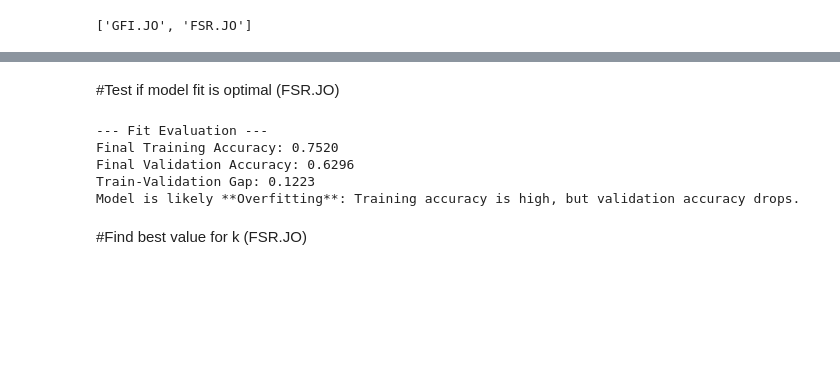
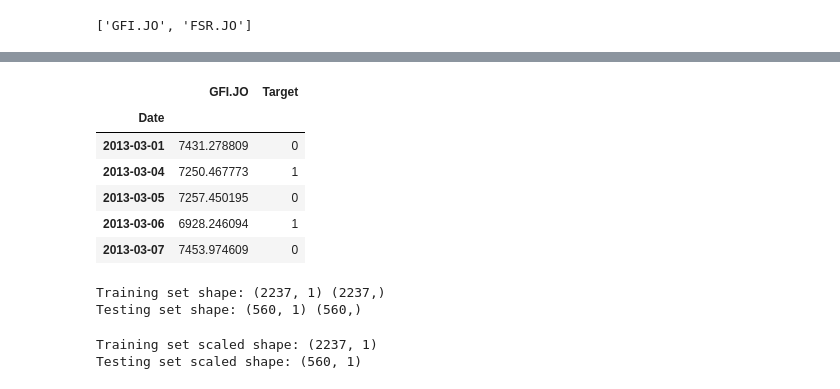
Before and after one commit to Deleon57/EDAR-Data, a Jupyter notebook: KNN.ipynb, the cells around one changed output, grey strips where cells are left out. Cells and saved outputs as stored; diff of their text form; code cells hidden in the pictures; blank space fills up the shorter version.

```diff
--- a/KNN.ipynb
+++ b/KNN.ipynb
@@ -147,30 +53,37 @@ Accuracy: 0.5868
-# %% [markdown]
-#Test if model fit is optimal (FSR.JO)
-# %%
-def evaluate_fit(train_scores_mean, test_scores_mean, threshold_gap=0.05, threshold_low=0.75):
-    final_train = train_scores_mean[-1]
-    final_val = test_scores_mean[-1]
-    gap = final_train - final_val
-
-    print("\n--- Fit Evaluation ---")
-    print(f"Final Training Accuracy: {final_train:.4f}")
-    print(f"Final Validation Accuracy: {final_val:.4f}")
-    print(f"Train-Validation Gap: {gap:.4f}")
-
-    if final_train < threshold_low and final_val < threshold_low:
-        print("Model is likely **Underfitting**: Both training and validation accuracy are low.")
-    elif gap > threshold_gap:
-        print("Model is likely **Overfitting**: Training accuracy is high, but validation accuracy drops.")
-    else:
-        print("Model is likely a **Good Fit**: Training and validation accuracy are both high and close.")
-
-
-evaluate_fit(train_scores_mean, test_scores_mean)
-# %% [output]
---- Fit Evaluation ---
-Final Training Accuracy: 0.7520
-Final Validation Accuracy: 0.6296
-Train-Validation Gap: 0.1223
-Model is likely **Overfitting**: Training accuracy is high, but validation accuracy drops.
-# %% [markdown]
-#Find best value for k (FSR.JO)
+# %%
+gfi_close = Close['GFI.JO']
+
+gfi_close = pd.DataFrame(gfi_close)
+gfi_close['Target'] = (gfi_close['GFI.JO'].shift(-1) > gfi_close['GFI.JO']).astype(int)
+gfi_close.dropna(inplace=True)
+
+display(gfi_close.head())
+# %% [output]
+|  | GFI.JO | Target |
+| Date |  |  |
+| 2013-03-01 | 7431.278809 | 0 |
+| 2013-03-04 | 7250.467773 | 1 |
+| 2013-03-05 | 7257.450195 | 0 |
+| 2013-03-06 | 6928.246094 | 1 |
+| 2013-03-07 | 7453.974609 | 0 |
+# %%
+X = gfi_close[['GFI.JO']]
+y = gfi_close['Target']
+
+X_train, X_test, y_train, y_test = train_test_split(X, y, test_size=0.2, random_state=42)
+
+print("Training set shape:", X_train.shape, y_train.shape)
+print("Testing set shape:", X_test.shape, y_test.shape)
+# %% [output]
+Training set shape: (2237, 1) (2237,)
+Testing set shape: (560, 1) (560,)
+# %%
+scaler = StandardScaler()
+X_train_scaled = scaler.fit_transform(X_train)
+X_test_scaled = scaler.transform(X_test)
+
+print("Training set scaled shape:", X_train_scaled.shape)
+print("Testing set scaled shape:", X_test_scaled.shape)
+# %% [output]
+Training set scaled shape: (2237, 1)
+Testing set scaled shape: (560, 1)
```
Also changed, not shown: parts of 13 cells of this notebook.
